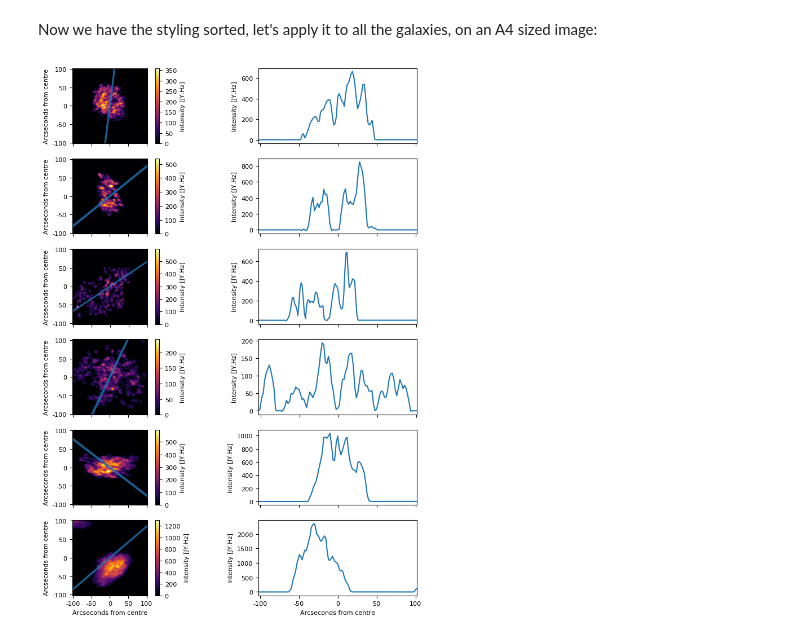
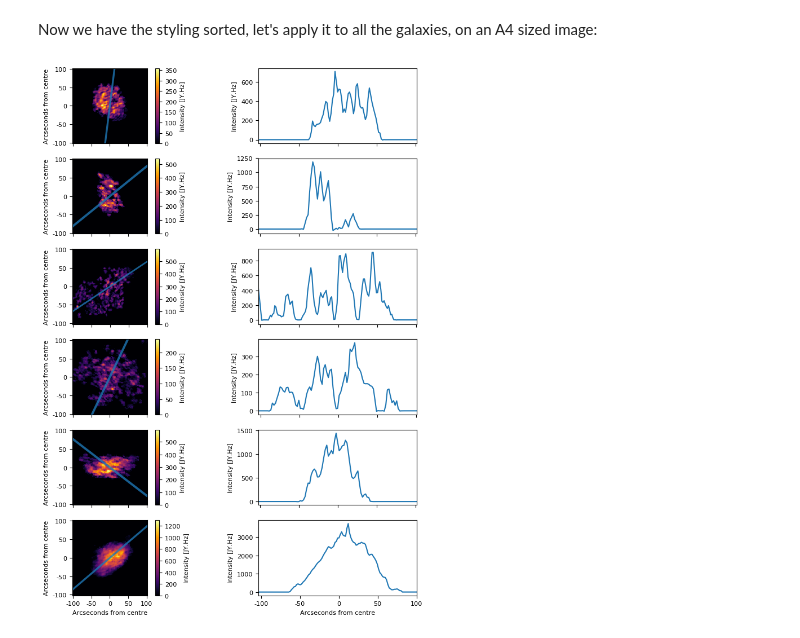
Before and after one commit to tingard/HI-plots-for-Lucy, a Jupyter notebook: main.ipynb, the cells around one changed output. Cells and saved outputs as stored; diff of their text form; code cells hidden in the pictures.

```diff
--- a/main.ipynb
+++ b/main.ipynb
@@ -40,6 +40,8 @@ df = pd.DataFrame.from_dict({
     ],
     'rotation': [82.83, 39.01, 33.74, 64.5, -37.45, 40.42],
     'pixel size': [1.7, 2, 1.4, 2, 2, 1.7],
+    'centerOffsetX': [0, 0, 0, 0, 0, 0.],
+    'centerOffsetY': [0, 0, 0, 0, 0, -15.88],
 })
 df
 # %% [output]
@@ -171,30 +181,45 @@ matplotlib.rcParams.update({'font.size': 8})
 def makeGalaxyObject(galaxy):
     # Open the FITS file
     hIFits = fits.open(galaxy['file name'])
+    data = hIFits[0].data
+
+    # data = np.zeros(data.shape) + np.arange(data.shape[0])
 
     # Find the center point of the image in pixel coordinates
-    center = np.array(hIFits[0].data.shape) / 2
+    offset = np.array([galaxy['centerOffsetX'], galaxy['centerOffsetY']])
+    center = np.array(data.shape) / 2
+    center = (center + offset).astype(int)
 
     # Make use of scipy to rotate the array about its center
-    hIRotated = ipt.rotate(hIFits[0].data, galaxy['rotation'])
+    hIRotated = ipt.rotate(data, galaxy['rotation'])
 
-    # Find the center point of the new array (pixel coordinates)
+    # define a rotation matrix
+    rotationMatrix = [
+        [np.cos(toRad(galaxy['rotation'])), -np.sin(toRad(galaxy['rotation']))],
+        [np.sin(toRad(galaxy['rotation'])), np.cos(toRad(galaxy['rotation']))]
+    ]
+
+    # Find the center of the galaxy in the new array (pixel coordinates)
+    rotatedOffset = np.dot(rotationMatrix, offset)
     rotatedCenter = np.array(hIRotated.shape) / 2
+    rotatedCenter += rotatedOffset
 
-    # Calculate our array of summed values of the center cutout
+    # Calculate our array of summed values of the center cutout (row then column)
+    barRegion = hIRotated[int(rotatedCenter[1]-1):int(rotatedCenter[1]+2), :].T
     middle = np.add.reduce(
-        hIRotated[:, int(rotatedCenter[1]-1):int(rotatedCenter[1]+1)],
+        barRegion,
         axis=1
     )
     return {
         'file name': galaxy['file name'],
         'pixel size': galaxy['pixel size'],
         'rotation': galaxy['rotation'],
+        'rotation matrix': rotationMatrix,
         'hIFits': hIFits,
         'hIRotated': hIRotated,
         'center': center,
         'rotatedCenter': rotatedCenter,
-        'middle': middle
+        'middle': middle,
     }
 # %%
 fig = plt.figure(figsize=(8.27, 11.69), dpi=100)
@@ -222,10 +247,7 @@ for rowIndex in range(len(df)):
 
     # Add a rectangle to represent center region, in the correct orientation
     rectangleOrigin = np.array([0, galaxy['center'][1]-1.5])
-    rotationMatrix = [
-        [np.cos(toRad(galaxy['rotation'])), -np.sin(toRad(galaxy['rotation']))],
-        [np.sin(toRad(galaxy['rotation'])), np.cos(toRad(galaxy['rotation']))]
-    ]
+    rotationMatrix = galaxy['rotation matrix']
     r = Rectangle(
         np.dot(
             rotationMatrix,
@@ -264,33 +286,33 @@ for rowIndex in range(len(df)):
     # adjust the positioning so we can fit the colorbar in
     fig.subplots_adjust(left=0.1, bottom=0.1, right=0.95, top=0.9, wspace=0.5)
 
     # add the colorbar axes
     cbar = plt.colorbar()
     cbar.set_label('Intensity [JY.Hz]')
 
     # Now for the second panel
     plt.subplot(len(df), 2, rowIndex*2 + 2)
     ax = plt.gca()
 
     # Plot the array we've calculated
     ax.plot(galaxy['middle'])
 
     # Set the xticks
-    ax.set_xticks(xticks / galaxy['pixel size'] + galaxy['rotatedCenter'][0])
+    ax.set_xticks(xticks / galaxy['pixel size'] + galaxy['rotatedCenter'][1])
     ax.set_xticklabels(xticks)
 
     # Set the limit
-    ax.set_xlim(rotatedLowerCrop[0], rotatedUpperCrop[0])
+    ax.set_xlim(rotatedLowerCrop[1], rotatedUpperCrop[1])
 
     # And axis label!
     ax.set_ylabel('Intensity [JY.Hz]')
 
     if rowIndex == len(df) - 1:
         ax.set_xlabel('Arcseconds from centre')
     else:
         plt.setp(ax.get_xticklabels(), visible=False)
 
 # Save the output
 plt.savefig('mosaic.png', bbox_inches='tight')
 # %% [output]
-[figure, old version]
+[figure, new version]
```
Also changed, not shown: parts of 6 cells of this notebook, 3 other files.
